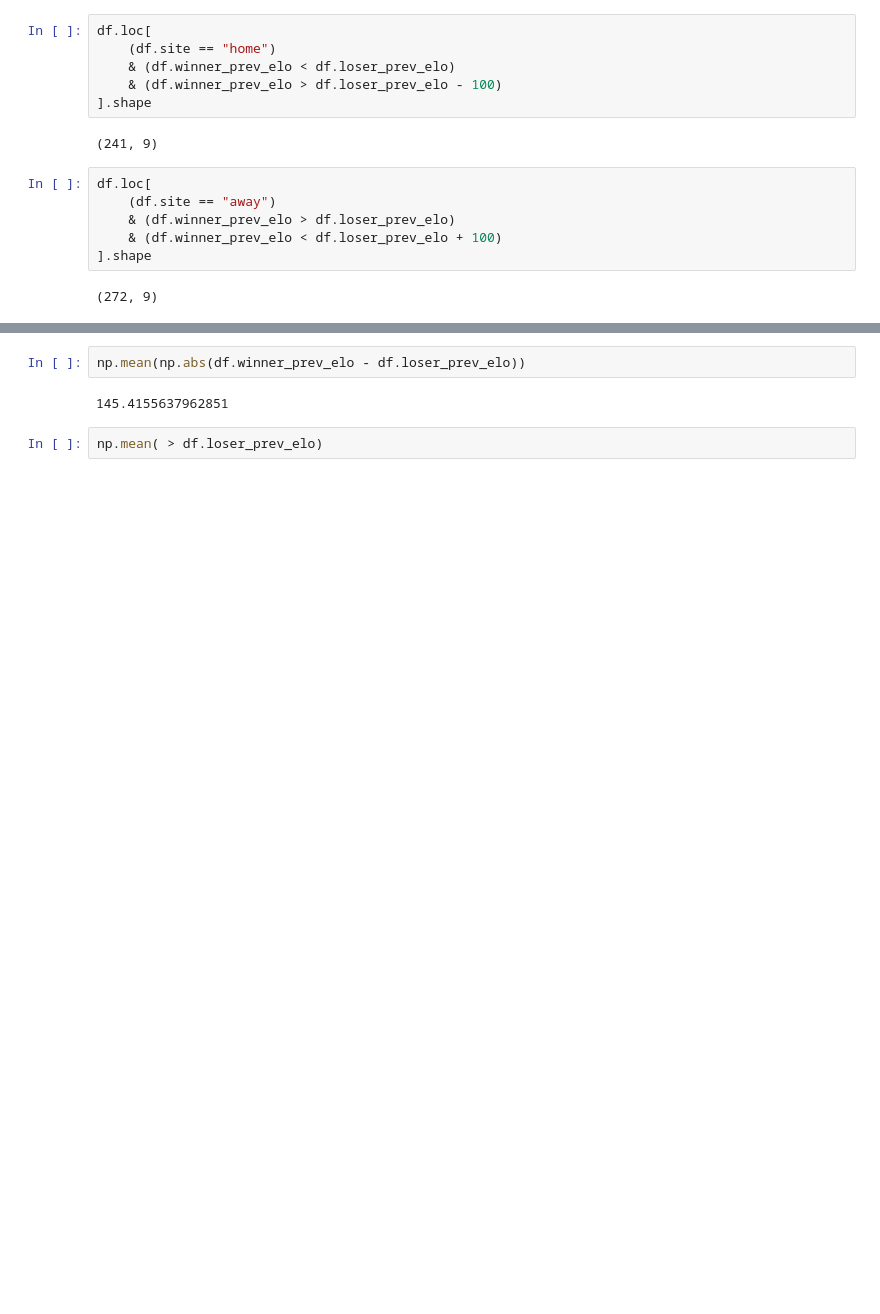
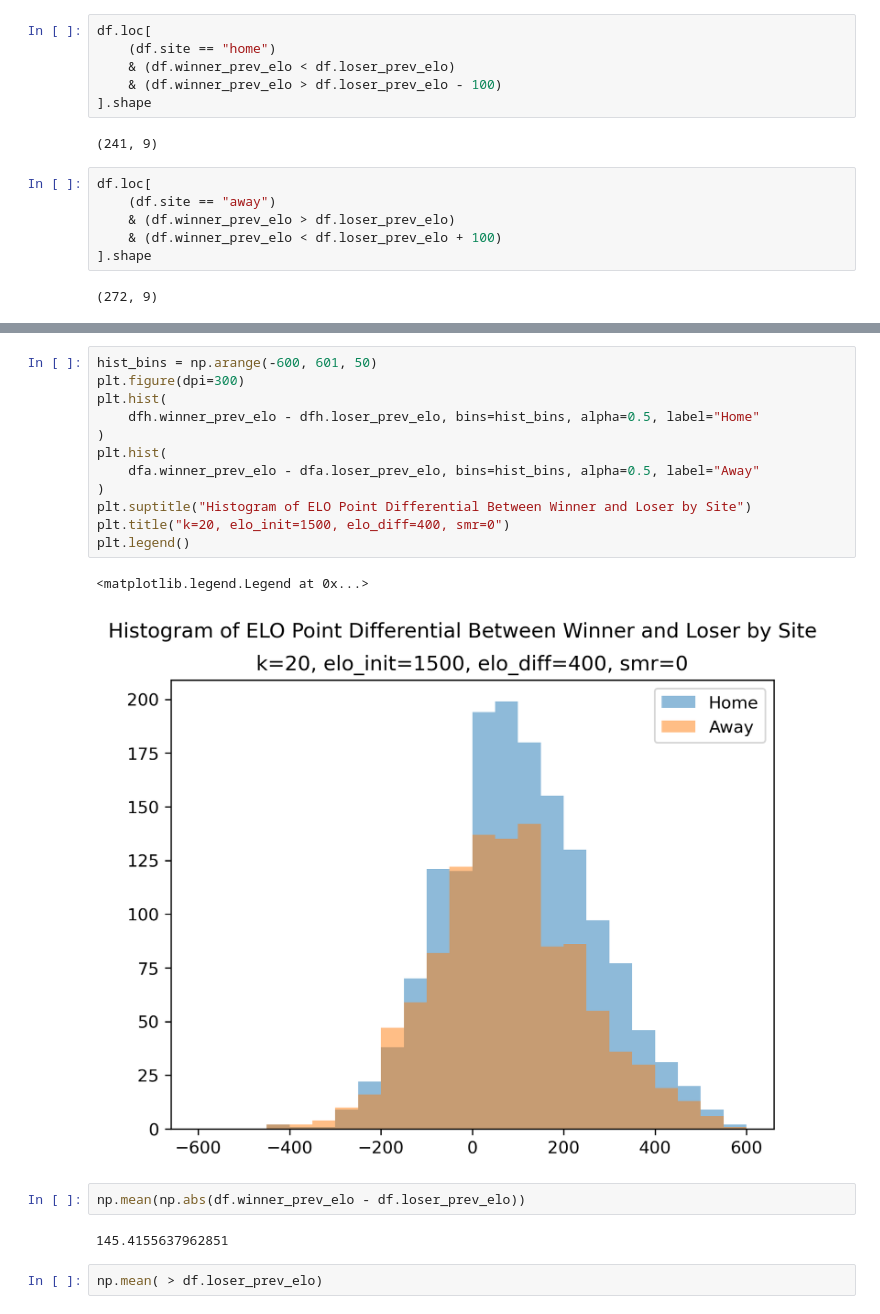
Before and after one commit to evanglas/lacrosse-analysis, a Jupyter notebook: elo_home_field_adv.ipynb, the cells around one changed output, grey strips where cells are left out. Drawn from its saved outputs; the diff is of its cells as text; blank space fills up the shorter version.

```diff
--- a/elo_home_field_adv.ipynb
+++ b/elo_home_field_adv.ipynb
@@ -417,3 +353,18 @@ for d in range(0, 20, 1):
+# %%
+hist_bins = np.arange(-600, 601, 50)
+plt.figure(dpi=300)
+plt.hist(
+    dfh.winner_prev_elo - dfh.loser_prev_elo, bins=hist_bins, alpha=0.5, label="Home"
+)
+plt.hist(
+    dfa.winner_prev_elo - dfa.loser_prev_elo, bins=hist_bins, alpha=0.5, label="Away"
+)
+plt.suptitle("Histogram of ELO Point Differential Between Winner and Loser by Site")
+plt.title("k=20, elo_init=1500, elo_diff=400, smr=0")
+plt.legend()
+# %% [output]
+<matplotlib.legend.Legend at 0x...>
+[figure, added]
 # %%
 np.mean(np.abs(df.winner_prev_elo - df.loser_prev_elo))
 # %% [output]
```
Also changed, not shown: parts of 13 cells of this notebook, 1 other file.
